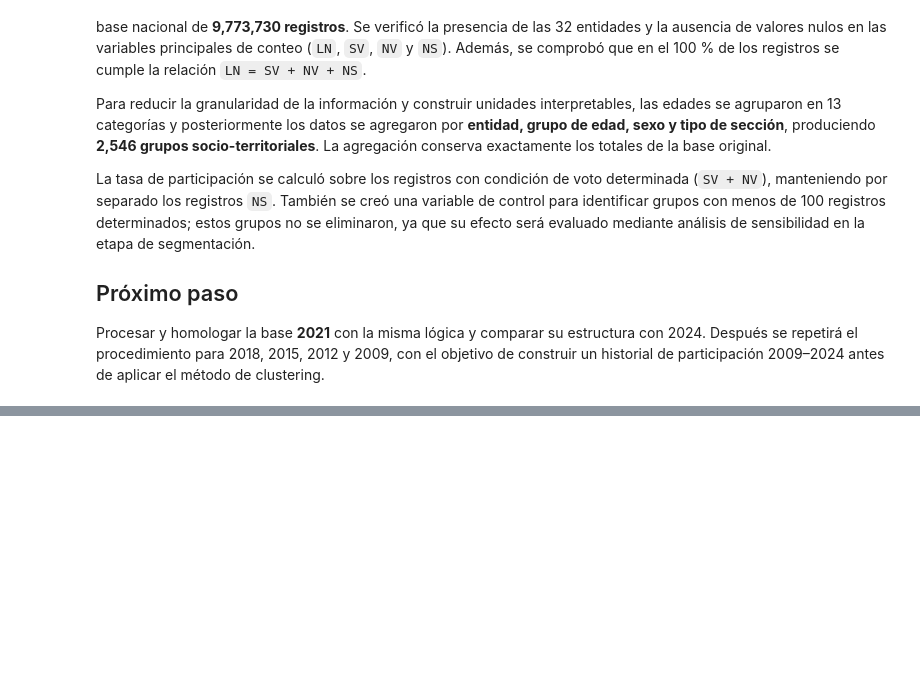
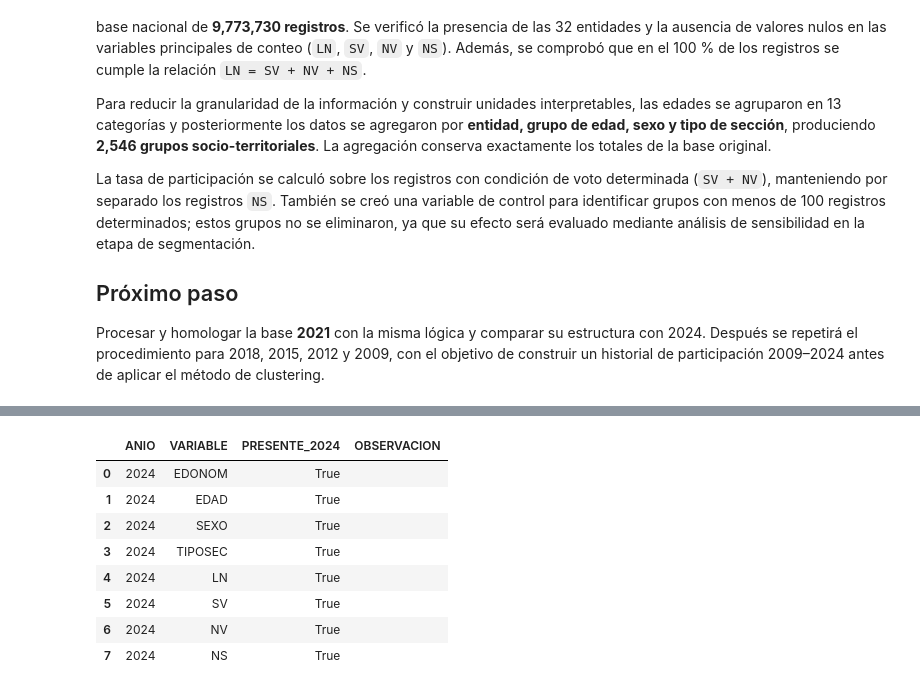
Before and after one commit to ChocoSBR/Bugs_Bunny_Reto1_Perfiles_Ciudadanos, a Jupyter notebook: notebooks/01_exploracion_2024.ipynb, the cells around one changed output, grey strips where cells are left out. Saved outputs shown, nothing was run; the diff lists cells and outputs as text; code cells hidden in the pictures; blank space fills up the shorter version.

```diff
--- a/notebooks/01_exploracion_2024.ipynb
+++ b/notebooks/01_exploracion_2024.ipynb
@@ -790,0 +795,33 @@ Procesar y homologar la base **2021** con la misma lógica y comparar su estruct
+# %%
+variables_2024 = [
+    "EDONOM",
+    "EDAD",
+    "SEXO",
+    "TIPOSEC",
+    "LN",
+    "SV",
+    "NV",
+    "NS"
+]
+
+compatibilidad_2024 = pd.DataFrame({
+    "ANIO": 2024,
+    "VARIABLE": variables_2024,
+    "PRESENTE_2024": [
+        variable in df_2024.columns
+        for variable in variables_2024
+    ],
+    "OBSERVACION": ""
+})
+
+compatibilidad_2024
+# %% [output]
+|  | ANIO | VARIABLE | PRESENTE_2024 | OBSERVACION |
+| 0 | 2024 | EDONOM | True |  |
+| 1 | 2024 | EDAD | True |  |
+| 2 | 2024 | SEXO | True |  |
+| 3 | 2024 | TIPOSEC | True |  |
+| 4 | 2024 | LN | True |  |
+| 5 | 2024 | SV | True |  |
+| 6 | 2024 | NV | True |  |
+| 7 | 2024 | NS | True |  |
```
Also changed, not shown: parts of 7 cells of this notebook, 3 other files.
